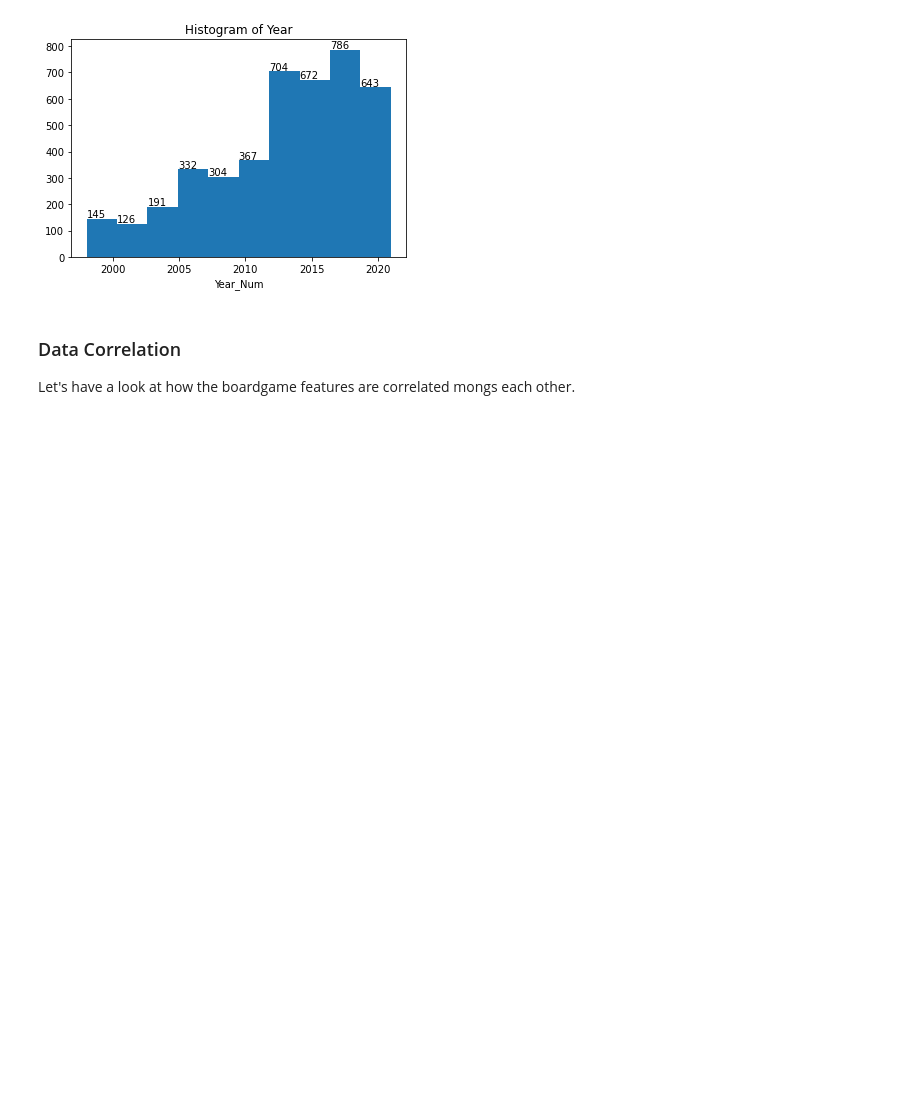
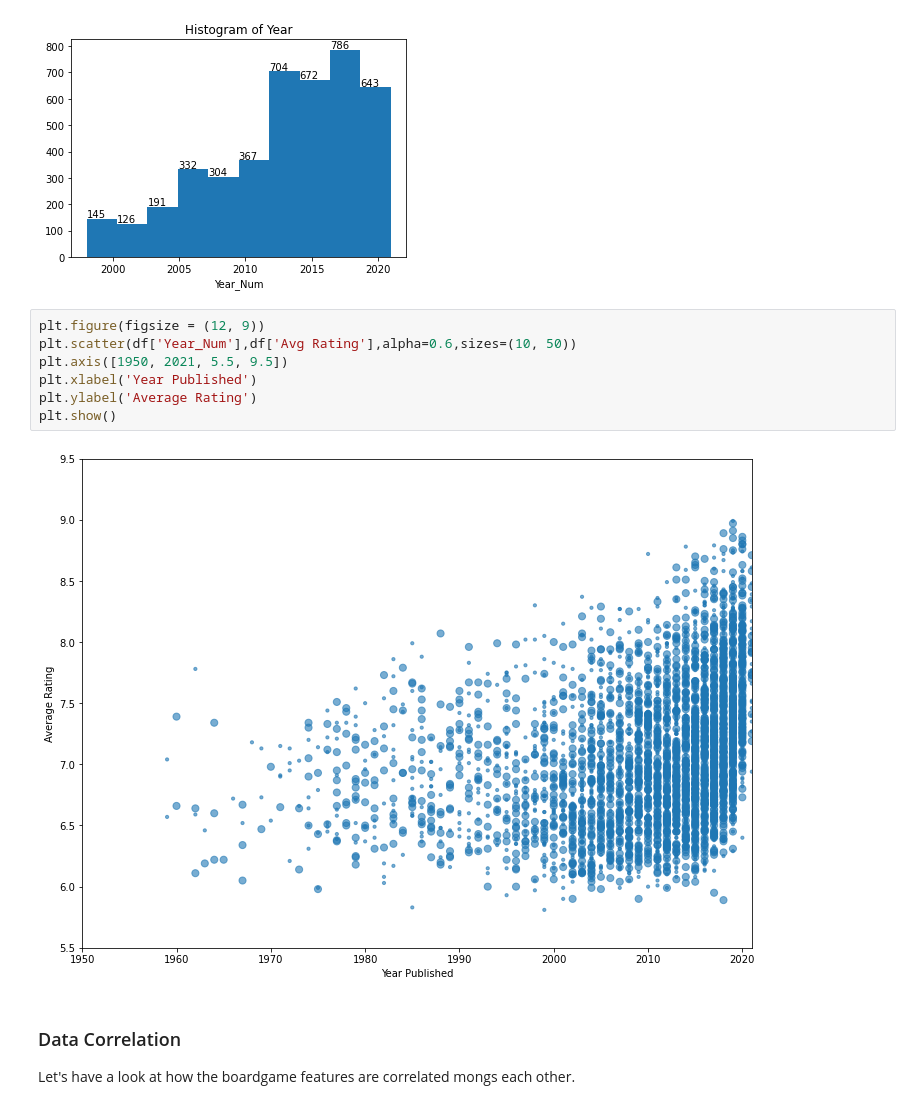
Before and after one commit to martaferrer/Boardgames, a Jupyter notebook: boardgames_data_analysis.ipynb, the cells around one changed output. Cells and saved outputs as stored; diff of their text form; blank space fills up the shorter version.

```diff
--- a/boardgames_data_analysis.ipynb
+++ b/boardgames_data_analysis.ipynb
@@ -541,6 +541,15 @@ plt.title('Histogram of Year')
 plot_histogram(df_year_filtered)
 # %% [output]
 [figure]
+# %%
+plt.figure(figsize = (12, 9))
+plt.scatter(df['Year_Num'],df['Avg Rating'],alpha=0.6,sizes=(10, 50))
+plt.axis([1950, 2021, 5.5, 9.5])
+plt.xlabel('Year Published')
+plt.ylabel('Average Rating')
+plt.show()
+# %% [output]
+[figure, added]
 # %% [markdown]
 ### <a class="anchor" id="Data-Correlation">Data Correlation</a>
 
```
Also changed, not shown: parts of 3 cells of this notebook.
